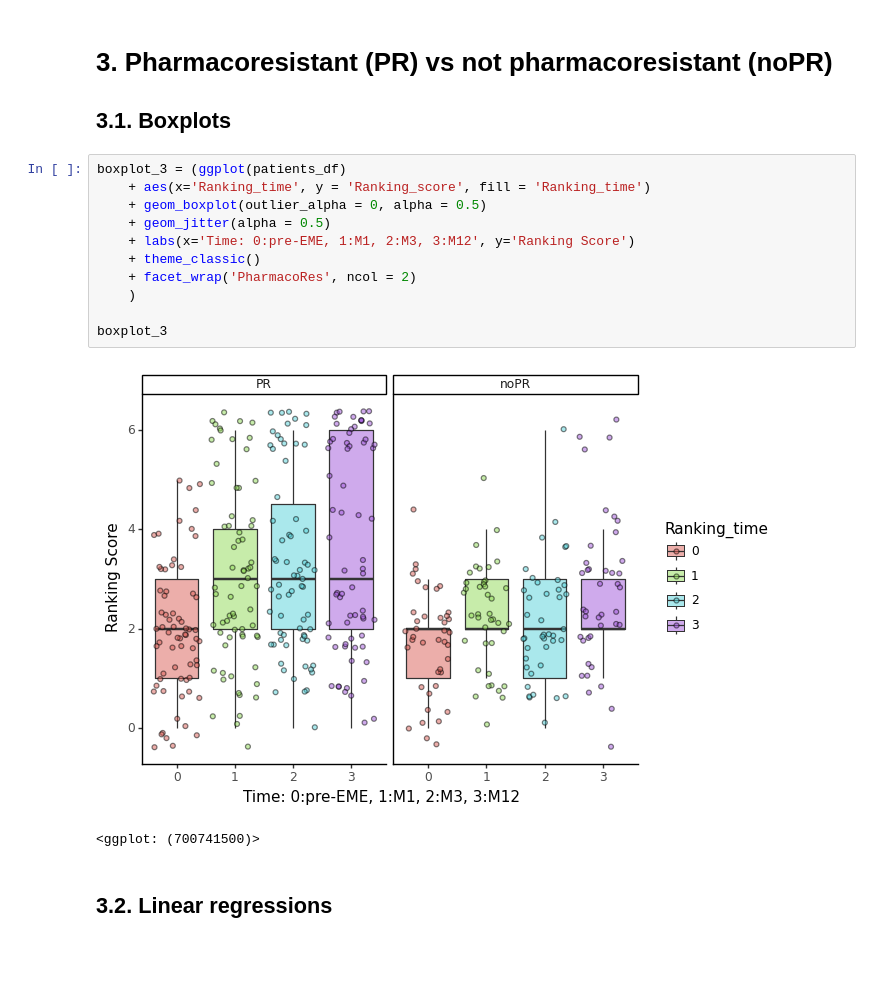
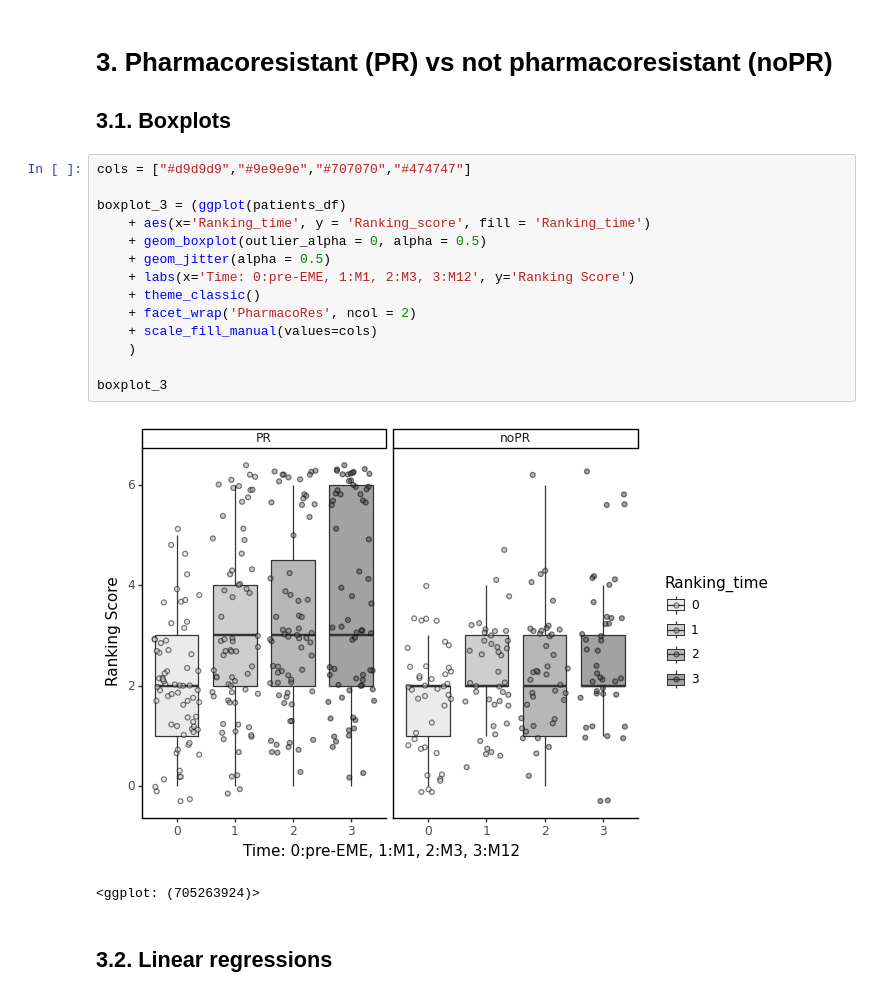
Before and after one commit to LudovicGardy/epicea_epilepsy, a Jupyter notebook: Epicea_2022.ipynb, the cells around one changed output. Saved outputs shown, nothing was run; the diff lists cells and outputs as text; blank space fills up the shorter version.

```diff
--- a/Epicea_2022.ipynb
+++ b/Epicea_2022.ipynb
@@ -362,19 +418,22 @@ As the ranking_time has a different effect on PMA and noPMA patients, we analyse
 # 3. Pharmacoresistant (PR) vs not pharmacoresistant (noPR)
 ## 3.1. Boxplots
 # %%
+cols = ["#d9d9d9","#9e9e9e","#707070","#474747"]
+
 boxplot_3 = (ggplot(patients_df)
     + aes(x='Ranking_time', y = 'Ranking_score', fill = 'Ranking_time')
     + geom_boxplot(outlier_alpha = 0, alpha = 0.5)
     + geom_jitter(alpha = 0.5)
     + labs(x='Time: 0:pre-EME, 1:M1, 2:M3, 3:M12', y='Ranking Score')
     + theme_classic()
     + facet_wrap('PharmacoRes', ncol = 2)
+    + scale_fill_manual(values=cols)
     )
 
 boxplot_3
 # %% [output]
-[figure, old version]
+[figure, new version]
-<ggplot: (700741500)>
+<ggplot: (705263924)>
 # %% [markdown]
 ## 3.2. Linear regressions
 # %%
```
Also changed, not shown: parts of 16 cells of this notebook.
